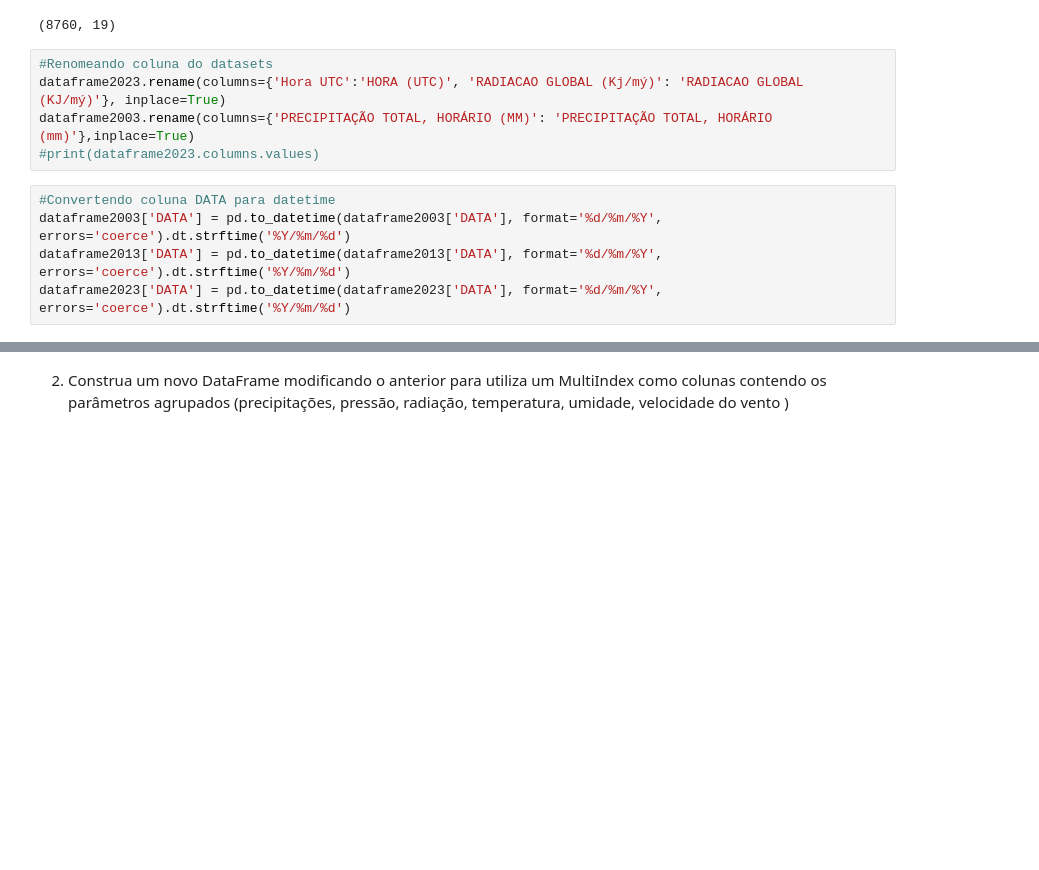
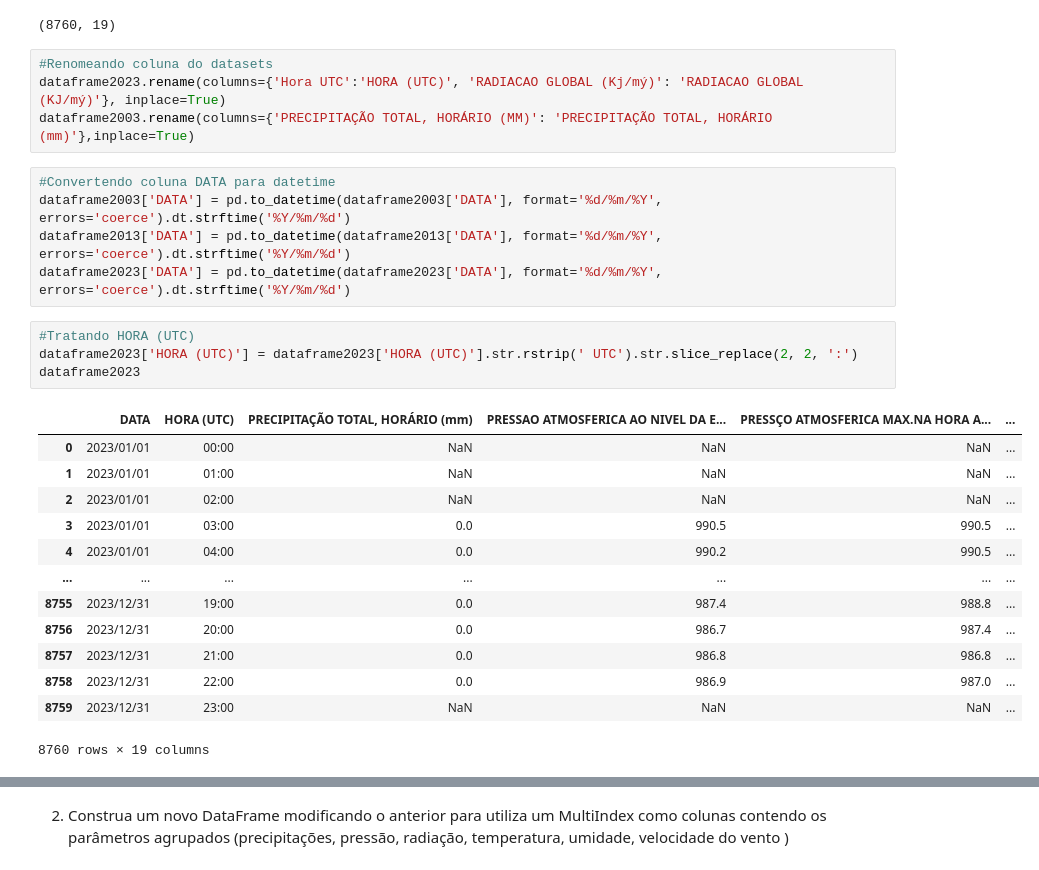
Before and after one commit to TrilhaPython/IP-P007, a Jupyter notebook: IP-P007.ipynb, the cells around one changed output, grey strips where cells are left out. Saved outputs shown, nothing was run; the diff lists cells and outputs as text; blank space fills up the shorter version.

```diff
--- a/IP-P007.ipynb
+++ b/IP-P007.ipynb
@@ -63,12 +63,29 @@ dataframe2003.shape
 #Renomeando coluna do datasets
 dataframe2023.rename(columns={'Hora UTC':'HORA (UTC)', 'RADIACAO GLOBAL (Kj/mý)': 'RADIACAO GLOBAL (KJ/mý)'}, inplace=True)
 dataframe2003.rename(columns={'PRECIPITAÇÃO TOTAL, HORÁRIO (MM)': 'PRECIPITAÇÃO TOTAL, HORÁRIO (mm)'},inplace=True)
-#print(dataframe2023.columns.values)
 # %%
 #Convertendo coluna DATA para datetime
 dataframe2003['DATA'] = pd.to_datetime(dataframe2003['DATA'], format='%d/%m/%Y', errors='coerce').dt.strftime('%Y/%m/%d')
 dataframe2013['DATA'] = pd.to_datetime(dataframe2013['DATA'], format='%d/%m/%Y', errors='coerce').dt.strftime('%Y/%m/%d')
 dataframe2023['DATA'] = pd.to_datetime(dataframe2023['DATA'], format='%d/%m/%Y', errors='coerce').dt.strftime('%Y/%m/%d')
+# %%
+#Tratando HORA (UTC)
+dataframe2023['HORA (UTC)'] = dataframe2023['HORA (UTC)'].str.rstrip(' UTC').str.slice_replace(2, 2, ':')
+dataframe2023
+# %% [output]
+|  | DATA | HORA (UTC) | PRECIPITAÇÃO TOTAL, HORÁRIO (mm) | PRESSAO ATMOSFERICA AO NIVEL DA E... | PRESSÇO ATMOSFERICA MAX.NA HORA A... | ... |
+| 0 | 2023/01/01 | 00:00 | NaN | NaN | NaN | ... |
+| 1 | 2023/01/01 | 01:00 | NaN | NaN | NaN | ... |
+| 2 | 2023/01/01 | 02:00 | NaN | NaN | NaN | ... |
+| 3 | 2023/01/01 | 03:00 | 0.0 | 990.5 | 990.5 | ... |
+| 4 | 2023/01/01 | 04:00 | 0.0 | 990.2 | 990.5 | ... |
+| ... | ... | ... | ... | ... | ... | ... |
+| 8755 | 2023/12/31 | 19:00 | 0.0 | 987.4 | 988.8 | ... |
+| 8756 | 2023/12/31 | 20:00 | 0.0 | 986.7 | 987.4 | ... |
+| 8757 | 2023/12/31 | 21:00 | 0.0 | 986.8 | 986.8 | ... |
+| 8758 | 2023/12/31 | 22:00 | 0.0 | 986.9 | 987.0 | ... |
+| 8759 | 2023/12/31 | 23:00 | NaN | NaN | NaN | ... |
+8760 rows × 19 columns
 # %%
 df_concat = pd.concat([dataframe2003, dataframe2013, dataframe2023])
 df_concat['DATA'] = pd.to_datetime(df_concat['DATA'])
```
Also changed, not shown: parts of 8 cells of this notebook.
